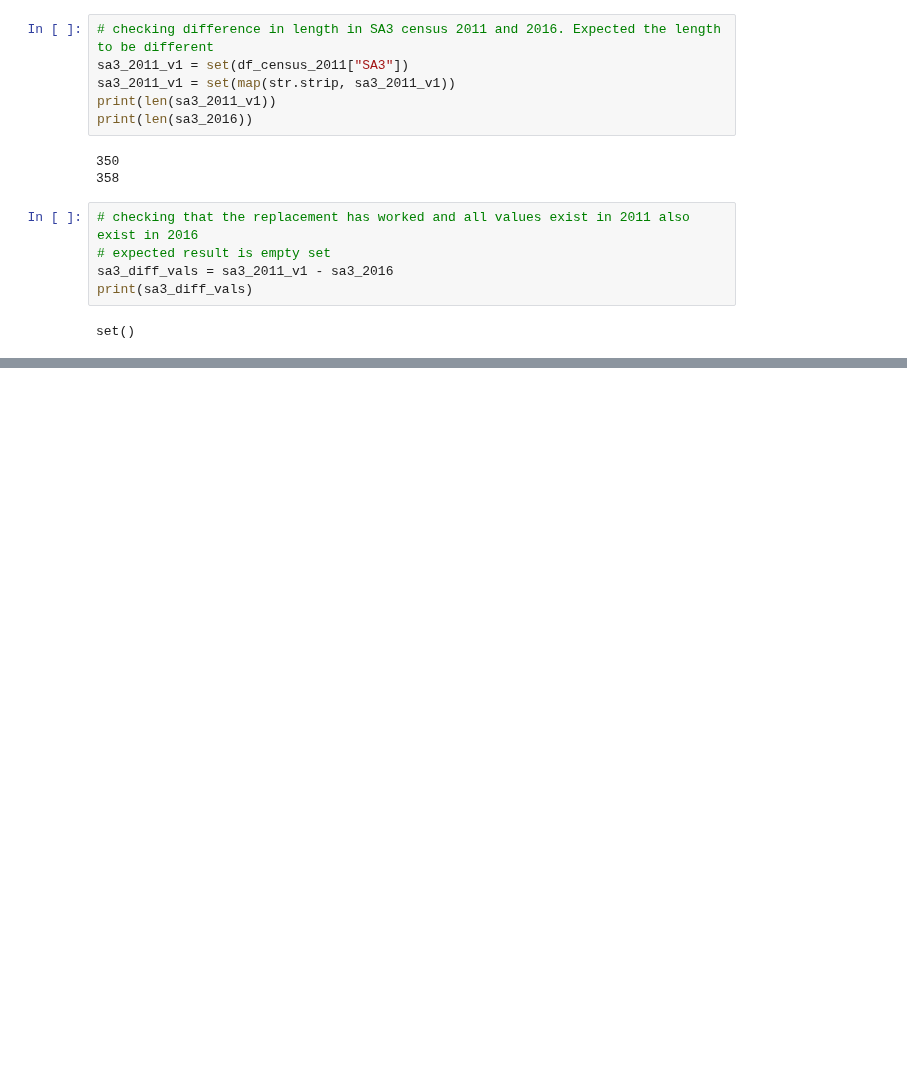
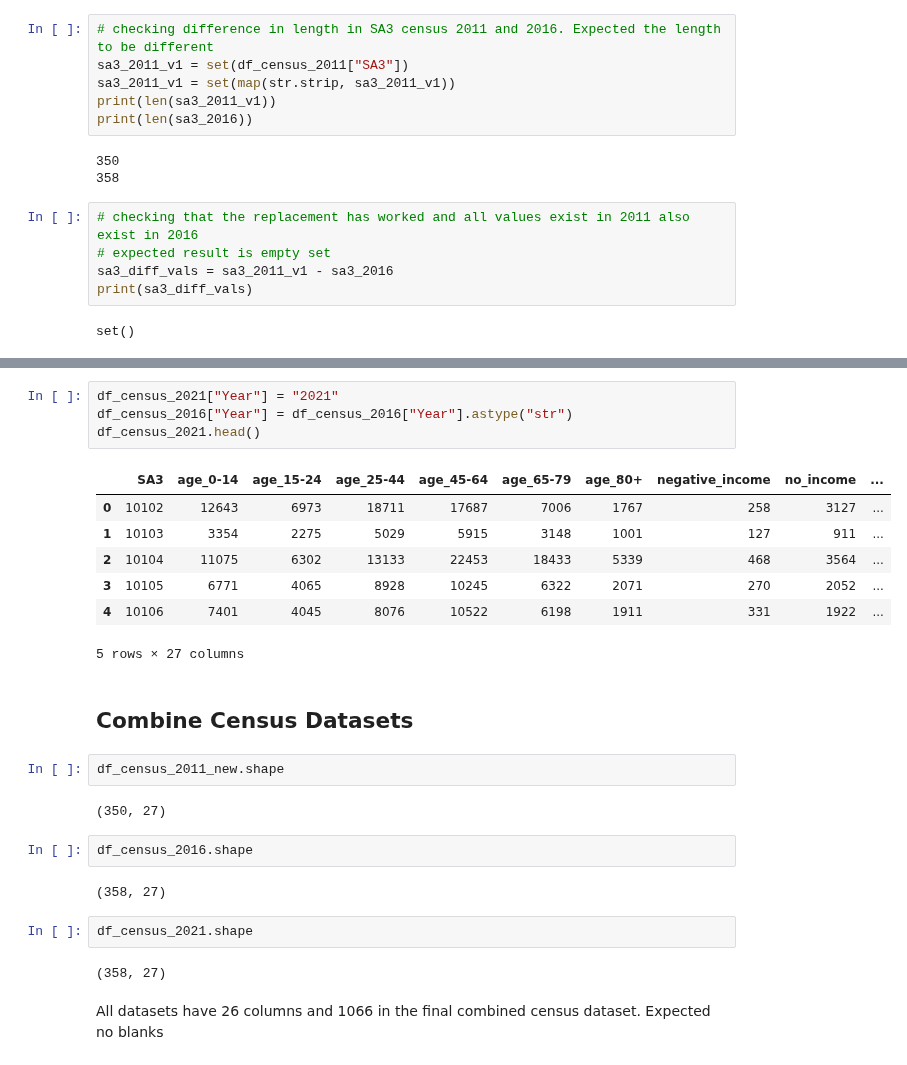
Before and after one commit to jiniep/mbs_analysis, a Jupyter notebook: scripts/4_cenus_combine_datasets.ipynb, the cells around one changed output, grey strips where cells are left out. Cells and saved outputs as stored; diff of their text form; blank space fills up the shorter version.

```diff
--- a/scripts/4_cenus_combine_datasets.ipynb
+++ b/scripts/4_cenus_combine_datasets.ipynb
@@ -610,0 +639,28 @@ set()
+# %%
+df_census_2021["Year"] = "2021"
+df_census_2016["Year"] = df_census_2016["Year"].astype("str")
+df_census_2021.head()
+# %% [output]
+|  | SA3 | age_0-14 | age_15-24 | age_25-44 | age_45-64 | age_65-79 | age_80+ | negative_income | no_income | ... |
+| 0 | 10102 | 12643 | 6973 | 18711 | 17687 | 7006 | 1767 | 258 | 3127 | ... |
+| 1 | 10103 | 3354 | 2275 | 5029 | 5915 | 3148 | 1001 | 127 | 911 | ... |
+| 2 | 10104 | 11075 | 6302 | 13133 | 22453 | 18433 | 5339 | 468 | 3564 | ... |
+| 3 | 10105 | 6771 | 4065 | 8928 | 10245 | 6322 | 2071 | 270 | 2052 | ... |
+| 4 | 10106 | 7401 | 4045 | 8076 | 10522 | 6198 | 1911 | 331 | 1922 | ... |
+5 rows × 27 columns
+# %% [markdown]
+## Combine Census Datasets
+# %%
+df_census_2011_new.shape
+# %% [output]
+(350, 27)
+# %%
+df_census_2016.shape
+# %% [output]
+(358, 27)
+# %%
+df_census_2021.shape
+# %% [output]
+(358, 27)
+# %% [markdown]
+All datasets have 26 columns and 1066 in the final combined census dataset. Expected no blanks
```
Also changed, not shown: parts of 10 cells of this notebook.
